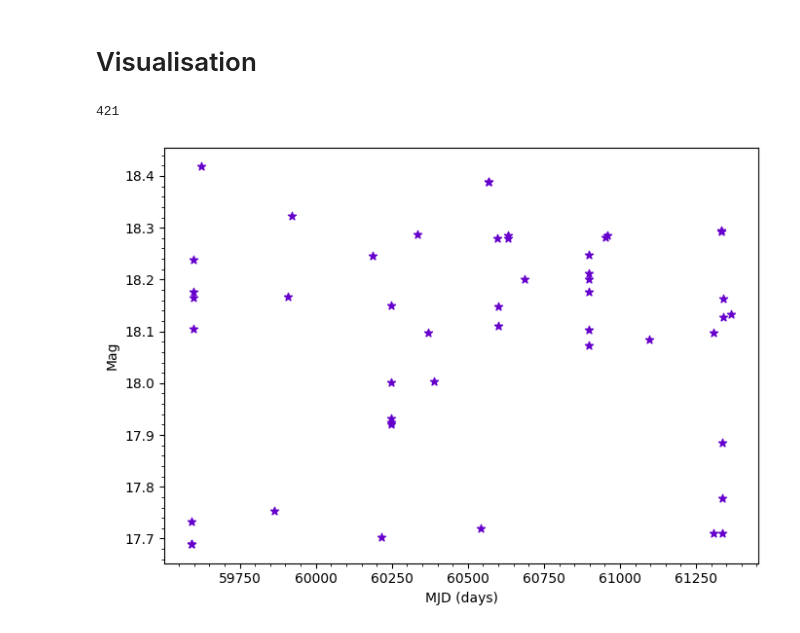
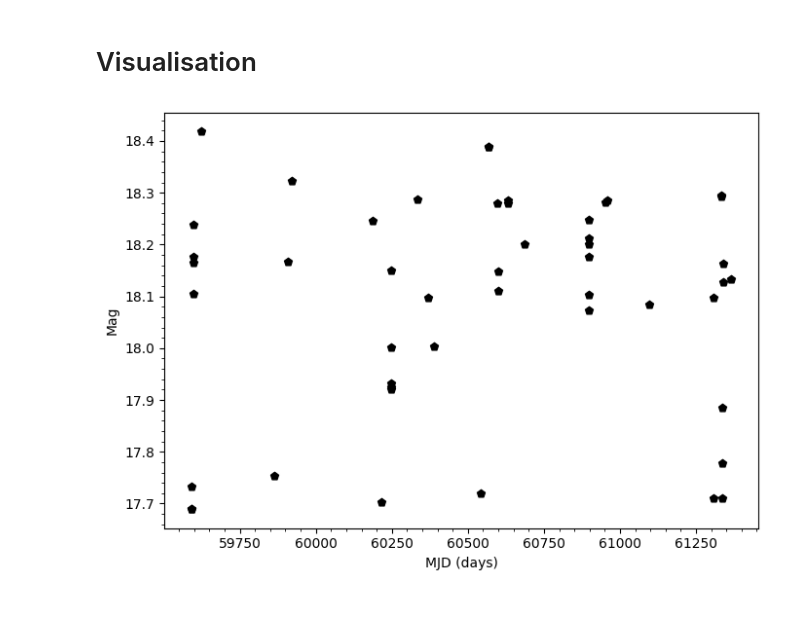
Before and after one commit to jandersonb/InterPython_Workshop_Example, a Jupyter notebook: light-curve-analysis.ipynb, the cells around one changed output. Cells and saved outputs as stored; diff of their text form; code cells hidden in the pictures.

```diff
--- a/light-curve-analysis.ipynb
+++ b/light-curve-analysis.ipynb
@@ -56,20 +56,16 @@ lc_datasets["kepler"].head()
 # %% [markdown]
 # Visualisation
 # %%
-LC = lc_datasets["lsst"]["objectId"].unique()[7]
-LC = lc_datasets["lsst"][lc_datasets["lsst"]["objectId"] == LC]
+lc = lc_datasets["lsst"]["objectId"].unique()[7]
+lc = lc_datasets["lsst"][lc_datasets["lsst"]["objectId"] == lc]
 # %%
 bands = {}
 for b in plot_filter_labels:
-    bands[b] = LC["band"] == b
+    bands[b] = lc["band"] == b
-# %%
-len(LC)
-# %% [output]
-421
 # %%
-b = 'z'
+band = 'z'
 # %%
-views.plotUnfolded(LC[bands[b]], time_col="expMidptMJD", mag_col="psfMag",
+views.plotUnfolded(lc[bands[band]], time_col="expMidptMJD", mag_col="psfMag",
                    color=plot_filter_colors[b], marker=plot_filter_symbols[b])
 # %% [output]
-[figure, old version]
+[figure, new version]
```
Also changed, not shown: parts of 1 cell of this notebook, 2 other files.
